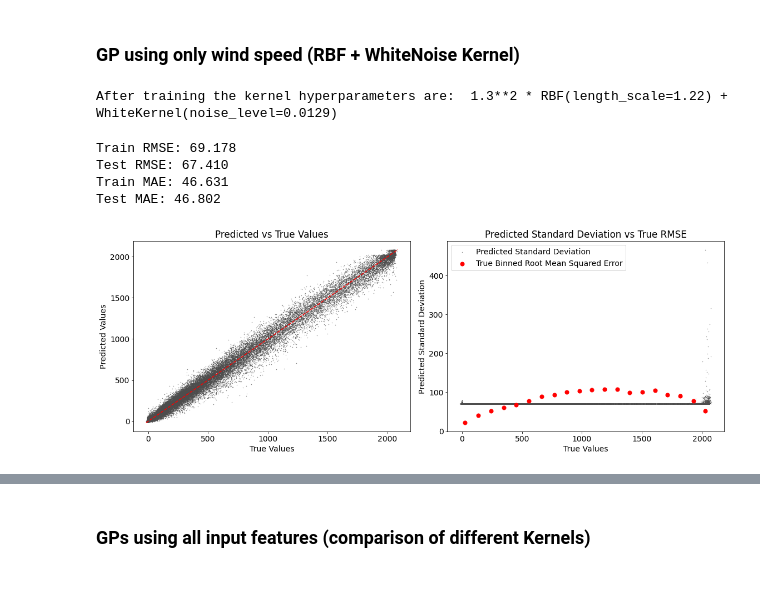
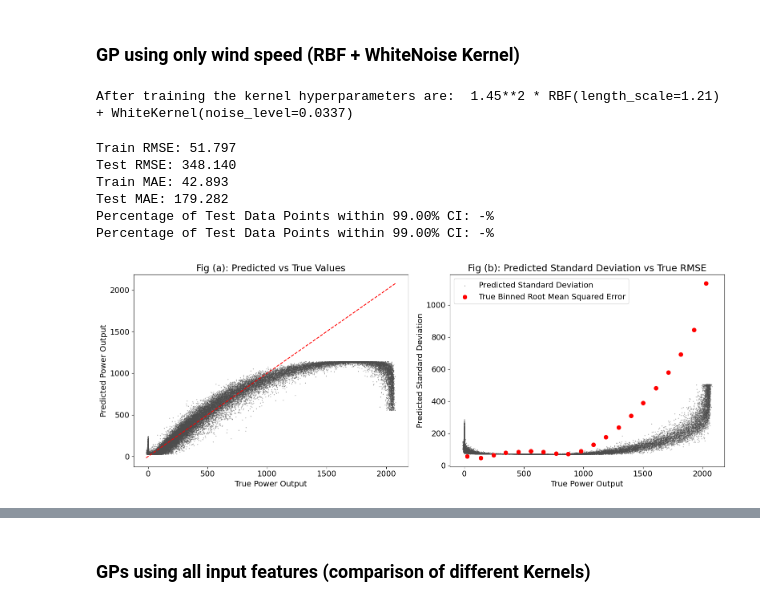
Before and after one commit to filofiocchi02/fyp, a Jupyter notebook: GP_experiment.ipynb, the cells around one changed output, grey strips where cells are left out. Cells and saved outputs as stored; diff of their text form; code cells hidden in the pictures.

```diff
--- a/GP_experiment.ipynb
+++ b/GP_experiment.ipynb
@@ -368,7 +283,7 @@ Test MAE: 26.856
 ### Random Forest with 5-fold CV
 # %%
 grid_search = GridSearchCV(RandomForestRegressor(random_state=42, n_estimators=20), param_grid, cv=5, scoring='neg_mean_squared_error', verbose=2)
-grid_search.fit(X_train_scaled, y_train)
+grid_search.fit(X_train, y_train)
 
 best_params = grid_search.best_params_
 print("Optimal hyperparameters: ", best_params)
@@ -479,40 +417,39 @@ However, the high-frequency of data sampling and large amounts of data allow epi
 # This has complexity O(n^3), which is only feasible with a few thousands data points.
 # Because of the computational cost of GPs, we only consider 1,000 training data points.
 # Testing is computational inexpensive, so we use a larger dataset.
-num_train_points = 1_000
-df_sampled = df.sample(n=int(df.shape[0]*0.2) + num_train_points, random_state=42)
 
-X = df_sampled[features]
-y = df_sampled[output_feature]
-X_train, X_test, y_train, y_test = train_test_split(X, y, train_size=num_train_points, random_state=42)
+num_train_points = 1000
+np.random.seed(42)
+random_indices = np.random.choice(len(X_train_wind), num_train_points, replace=False)
 
-# Standardize the data
-scaler = StandardScaler()
-X_train_scaled = scaler.fit_transform(X_train)
-X_test_scaled = scaler.transform(X_test)
+X_train_sample = X_train[random_indices]
+X_train_wind_sample = X_train_wind[random_indices]
+y_train_sample = y_train[random_indices]
 # %% [markdown]
 ### GP using only wind speed (RBF + WhiteNoise Kernel)
 # %%
 # We select an RBF kernel with additional Gaussian measurement noise on the training observations given by a White kernel
 kernel = 1 * RBF(length_scale=1.0, length_scale_bounds=(1e-2, 1e2)) + WhiteKernel()
 gp_only_wind = GaussianProcessRegressor(kernel=kernel, n_restarts_optimizer=9, normalize_y=True, random_state=42, alpha=1e-4)
-gp_only_wind.fit(X_train_scaled[:, :1], y_train)
+gp_only_wind.fit(X_train_wind_sample, y_train_sample)
 
 print("After training the kernel hyperparameters are: ", gp_only_wind.kernel_)
 # %% [output]
-After training the kernel hyperparameters are:  1.3**2 * RBF(length_scale=1.22) + WhiteKernel(noise_level=0.0129)
+After training the kernel hyperparameters are:  1.45**2 * RBF(length_scale=1.21) + WhiteKernel(noise_level=0.0337)
 # %%
-y_train_pred, y_train_stddevs = gp_only_wind.predict(X_train_scaled[:, :1], return_std=True)
-y_test_pred, y_test_stddevs = gp_only_wind.predict(X_test_scaled[:, :1], return_std=True)
+y_train_pred, y_train_stddevs = gp_only_wind.predict(X_train_wind_sample, return_std=True)
+y_test_pred, y_test_stddevs = gp_only_wind.predict(X_test_wind, return_std=True)
 
-evaluate_metrics(y_train, y_test, y_train_pred, y_test_pred)
+evaluate_and_save_metrics("GP (RBF, only-wind)", y_train_sample, y_test, y_train_pred, y_test_pred, ci=CONFIDENCE_INTERVAL)
 # %% [output]
-Train RMSE: 69.178
-Test RMSE: 67.410
-Train MAE: 46.631
-Test MAE: 46.802
+Train RMSE: 51.797
+Test RMSE: 348.140
+Train MAE: 42.893
+Test MAE: 179.282
+Percentage of Test Data Points within 99.00% CI: -%
+Percentage of Test Data Points within 99.00% CI: -%
 # %%
-plot_means_variances(y_test, y_test_pred, y_test_stddevs, "only_wind")
+plot_means_variances(y_test, y_test_pred, y_test_stddevs, save_path=f"figures/only_wind/preds.png")
 # %% [output]
-[figure, old version]
+[figure, new version]
 # %%
```
Also changed, not shown: parts of 49 cells of this notebook, 3 other files.
